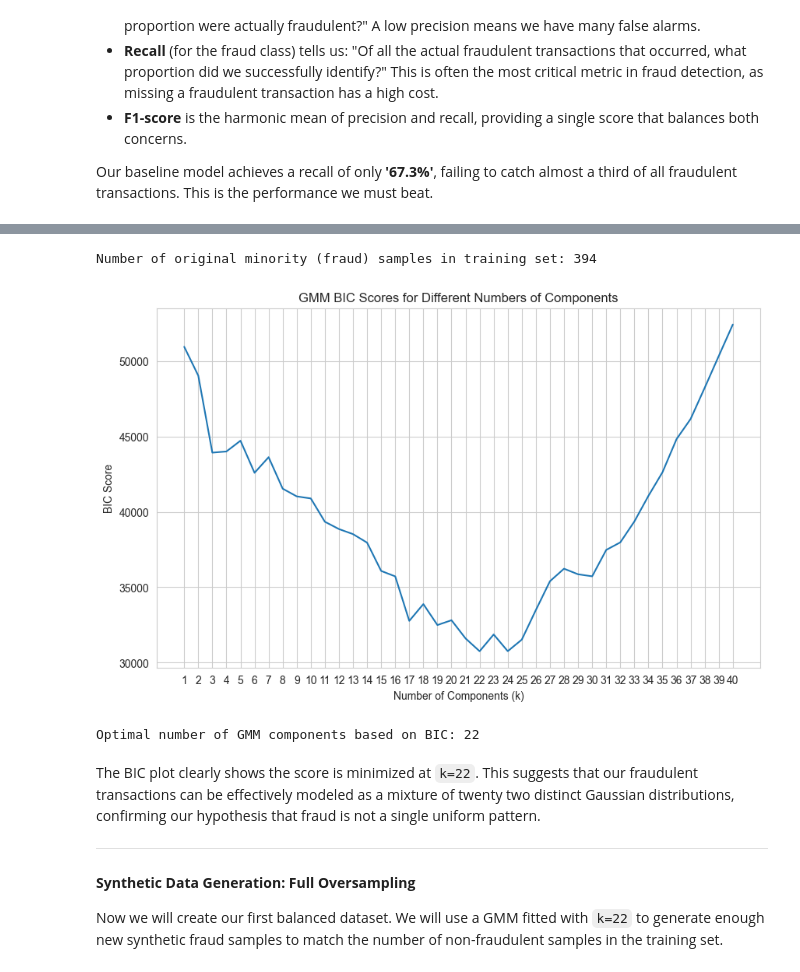
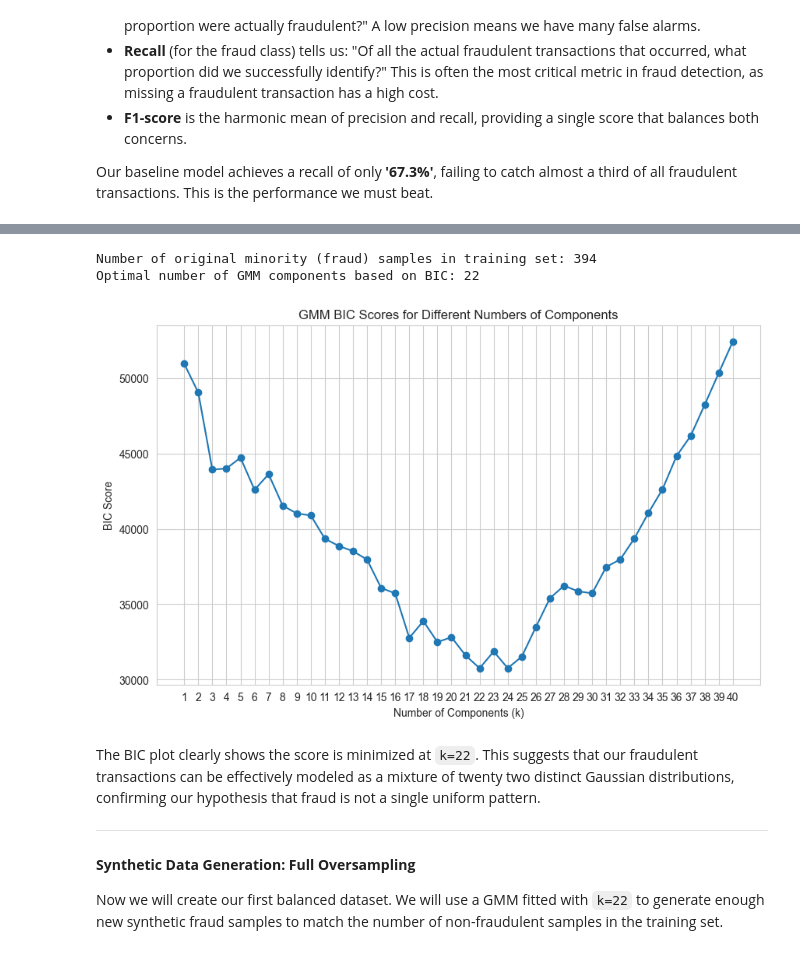
Before and after one commit to Charukhesh/DA5401-assignment-4-Charukhesh, a Jupyter notebook: main.ipynb, the cells around one changed output, grey strips where cells are left out. Drawn from its saved outputs; the diff is of its cells as text; code cells hidden in the pictures.

```diff
--- a/main.ipynb
+++ b/main.ipynb
@@ -124,32 +124,32 @@ First, we isolate the minority class data from our training set. Then, we need t
 # %%
 # Isolate the minority class from the training data
 X_train_minority = X_train[y_train == 1]
 print(f"Number of original minority (fraud) samples in training set: {len(X_train_minority)}")
 
 # Determine the optimal number of components for GMM using BIC
-n_components_range = range(1, 41)
+n_components_range = range(1, 41) # Beyond 40, BIC continues to increase
 bic_scores = []
 for n_components in n_components_range:
     gmm = GaussianMixture(n_components=n_components, random_state=RANDOM_STATE)
     gmm.fit(X_train_minority)
     bic_scores.append(gmm.bic(X_train_minority))
 
+# Find the best number of components
+best_n_components = n_components_range[np.argmin(bic_scores)]
+print(f"Optimal number of GMM components based on BIC: {best_n_components}")
+
 # Plot the BIC scores
 plt.figure(figsize=(10, 6))
-plt.plot(n_components_range, bic_scores)
+plt.plot(n_components_range, bic_scores, marker='o')
 plt.title('GMM BIC Scores for Different Numbers of Components')
 plt.xlabel('Number of Components (k)')
 plt.ylabel('BIC Score')
 plt.xticks(n_components_range)
 plt.show()
-
-# Find the best number of components
-best_n_components = n_components_range[np.argmin(bic_scores)]
-print(f"Optimal number of GMM components based on BIC: {best_n_components}")
 # %% [output]
 Number of original minority (fraud) samples in training set: 394
+Optimal number of GMM components based on BIC: 22
-[figure, old version]
+[figure, new version]
-Optimal number of GMM components based on BIC: 22
 # %% [markdown]
 The BIC plot clearly shows the score is minimized at `k=22`. This suggests that our fraudulent transactions can be effectively modeled as a mixture of twenty two distinct Gaussian distributions, confirming our hypothesis that fraud is not a single uniform pattern.
 
```
Also changed, not shown: parts of 9 cells of this notebook, 1 other file.
